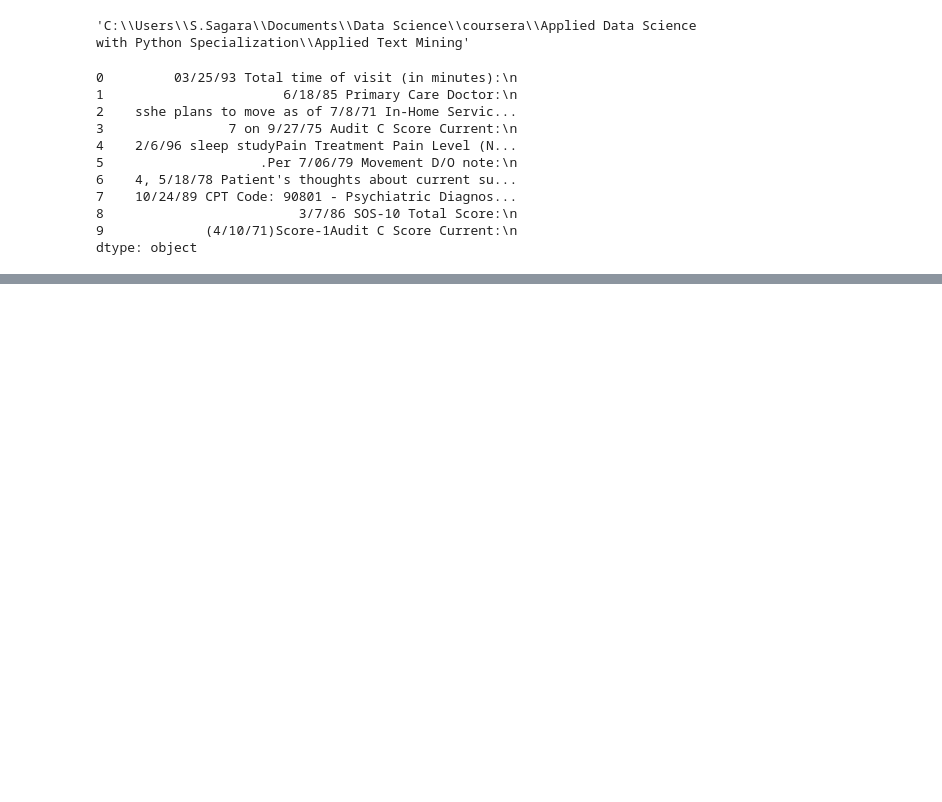
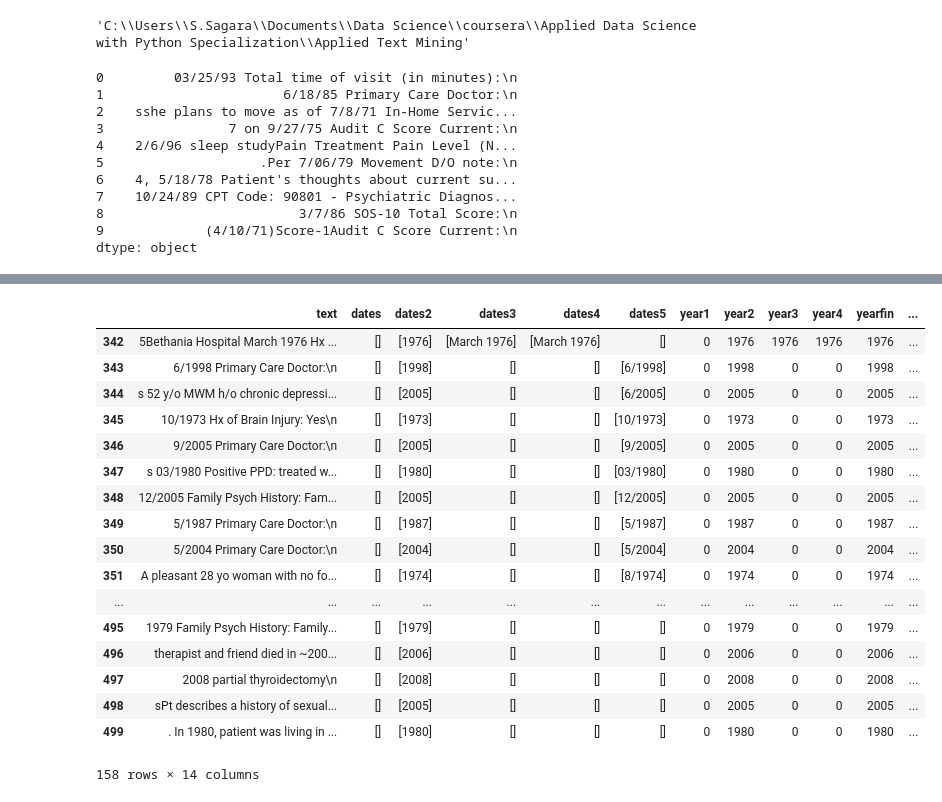
Before and after one commit to sagashin/Applied-Text-Mining-UM, a Jupyter notebook: Assignment 1.ipynb, the cells around one changed output, grey strips where cells are left out. Drawn from its saved outputs; the diff is of its cells as text; code cells hidden in the pictures; blank space fills up the shorter version.

```diff
--- a/Assignment 1.ipynb
+++ b/Assignment 1.ipynb
@@ -110,0 +188,19 @@ for i in df3['dates']:
+# %%
+#add year 4 and month 4
+year4 = []
+month4 = []
+for i in df3['dates4']:
+    if len(i) == 0:
+        rn = 0
+        yr = 0
+        mth = 0
+    else:
+        yr = pd.to_datetime(i[0]).year
+        mth = pd.to_datetime(i[0]).month
+    year4.append(yr)
+    month4.append(mth)
+df3['year4'] = year4
+df3['month4'] = month4
+# %%
+for i in range(400,410):
+    df3['dates5'][i] = np.where(df3['dates5'][i] == ['12/2014', '5-10'], ['12/2014'], df3['dates5'][i])
@@ -110,0 +212,12 @@ for i in df3['dates']:
+# %%
+#add year 5 - in fact year no need coz year2 covers it
+month5 = []
+for i in range(0,343):
+    mth = 0
+    month5.append(mth)
+for i in range(343,500):
+    mth = pd.to_datetime(df3['dates5'][i]).month
+    month5.append(mth)
+df3['month5'] = month5
+# %%
+df3['yearfin'] = np.where(df3['year1'] == 0, df3['year2'], df3['year1'])
@@ -110,0 +245,21 @@ for i in df3['dates']:
+# %%
+df3.iloc[342:500]
+# %% [output]
+|  | text | dates | dates2 | dates3 | dates4 | dates5 | year1 | year2 | year3 | year4 | yearfin | ... |
+| 342 | 5Bethania Hospital March 1976 Hx ... | [] | [1976] | [March 1976] | [March 1976] | [] | 0 | 1976 | 1976 | 1976 | 1976 | ... |
+| 343 | 6/1998 Primary Care Doctor:\n | [] | [1998] | [] | [] | [6/1998] | 0 | 1998 | 0 | 0 | 1998 | ... |
+| 344 | s 52 y/o MWM h/o chronic depressi... | [] | [2005] | [] | [] | [6/2005] | 0 | 2005 | 0 | 0 | 2005 | ... |
+| 345 | 10/1973 Hx of Brain Injury: Yes\n | [] | [1973] | [] | [] | [10/1973] | 0 | 1973 | 0 | 0 | 1973 | ... |
+| 346 | 9/2005 Primary Care Doctor:\n | [] | [2005] | [] | [] | [9/2005] | 0 | 2005 | 0 | 0 | 2005 | ... |
+| 347 | s 03/1980 Positive PPD: treated w... | [] | [1980] | [] | [] | [03/1980] | 0 | 1980 | 0 | 0 | 1980 | ... |
+| 348 | 12/2005 Family Psych History: Fam... | [] | [2005] | [] | [] | [12/2005] | 0 | 2005 | 0 | 0 | 2005 | ... |
+| 349 | 5/1987 Primary Care Doctor:\n | [] | [1987] | [] | [] | [5/1987] | 0 | 1987 | 0 | 0 | 1987 | ... |
+| 350 | 5/2004 Primary Care Doctor:\n | [] | [2004] | [] | [] | [5/2004] | 0 | 2004 | 0 | 0 | 2004 | ... |
+| 351 | A pleasant 28 yo woman with no fo... | [] | [1974] | [] | [] | [8/1974] | 0 | 1974 | 0 | 0 | 1974 | ... |
+| ... | ... | ... | ... | ... | ... | ... | ... | ... | ... | ... | ... | ... |
+| 495 | 1979 Family Psych History: Family... | [] | [1979] | [] | [] | [] | 0 | 1979 | 0 | 0 | 1979 | ... |
+| 496 | therapist and friend died in ~200... | [] | [2006] | [] | [] | [] | 0 | 2006 | 0 | 0 | 2006 | ... |
+| 497 | 2008 partial thyroidectomy\n | [] | [2008] | [] | [] | [] | 0 | 2008 | 0 | 0 | 2008 | ... |
+| 498 | sPt describes a history of sexual... | [] | [2005] | [] | [] | [] | 0 | 2005 | 0 | 0 | 2005 | ... |
+| 499 | . In 1980, patient was living in ... | [] | [1980] | [] | [] | [] | 0 | 1980 | 0 | 0 | 1980 | ... |
+158 rows × 14 columns
```
Also changed, not shown: parts of 15 cells of this notebook.
